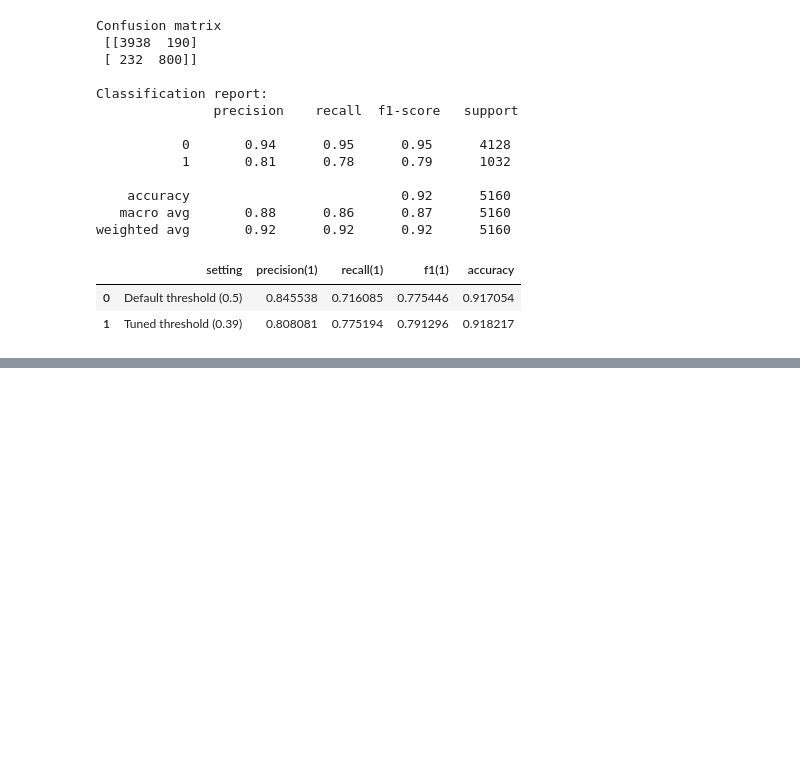
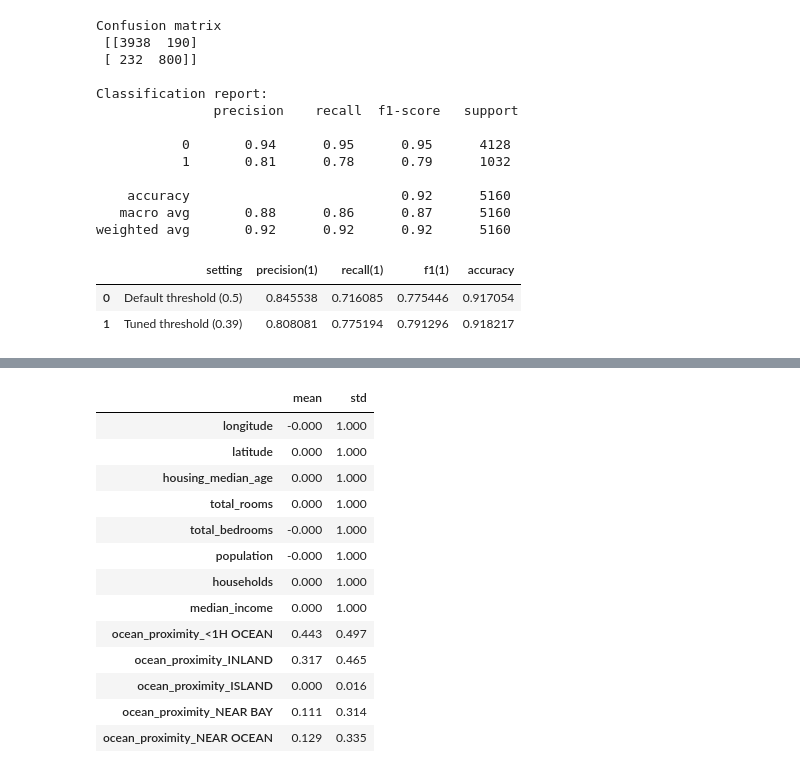
Before and after one commit to emanuelssonlinnea-rgb/ML_Individuell_Uppgift, a Jupyter notebook: ML_Uppgift1_Linnea.Emanuelsson.ipynb, the cells around one changed output, grey strips where cells are left out. Cells and saved outputs as stored; diff of their text form; code cells hidden in the pictures; blank space fills up the shorter version.

```diff
--- a/ML_Uppgift1_Linnea.Emanuelsson.ipynb
+++ b/ML_Uppgift1_Linnea.Emanuelsson.ipynb
@@ -660,0 +712,20 @@ Den justerade thresholden ger en bättre balans mellan precision och recall, vil
+# %%
+display(pd.DataFrame({
+    "mean": X_scaled_df.mean().round(3),
+    "std": X_scaled_df.std(ddof=0).round(3)
+}))
+# %% [output]
+|  | mean | std |
+| longitude | -0.000 | 1.000 |
+| latitude | 0.000 | 1.000 |
+| housing_median_age | 0.000 | 1.000 |
+| total_rooms | 0.000 | 1.000 |
+| total_bedrooms | -0.000 | 1.000 |
+| population | -0.000 | 1.000 |
+| households | 0.000 | 1.000 |
+| median_income | 0.000 | 1.000 |
+| ocean_proximity_<1H OCEAN | 0.443 | 0.497 |
+| ocean_proximity_INLAND | 0.317 | 0.465 |
+| ocean_proximity_ISLAND | 0.000 | 0.016 |
+| ocean_proximity_NEAR BAY | 0.111 | 0.314 |
+| ocean_proximity_NEAR OCEAN | 0.129 | 0.335 |
```
Also changed, not shown: parts of 9 cells of this notebook, 2 other files.
